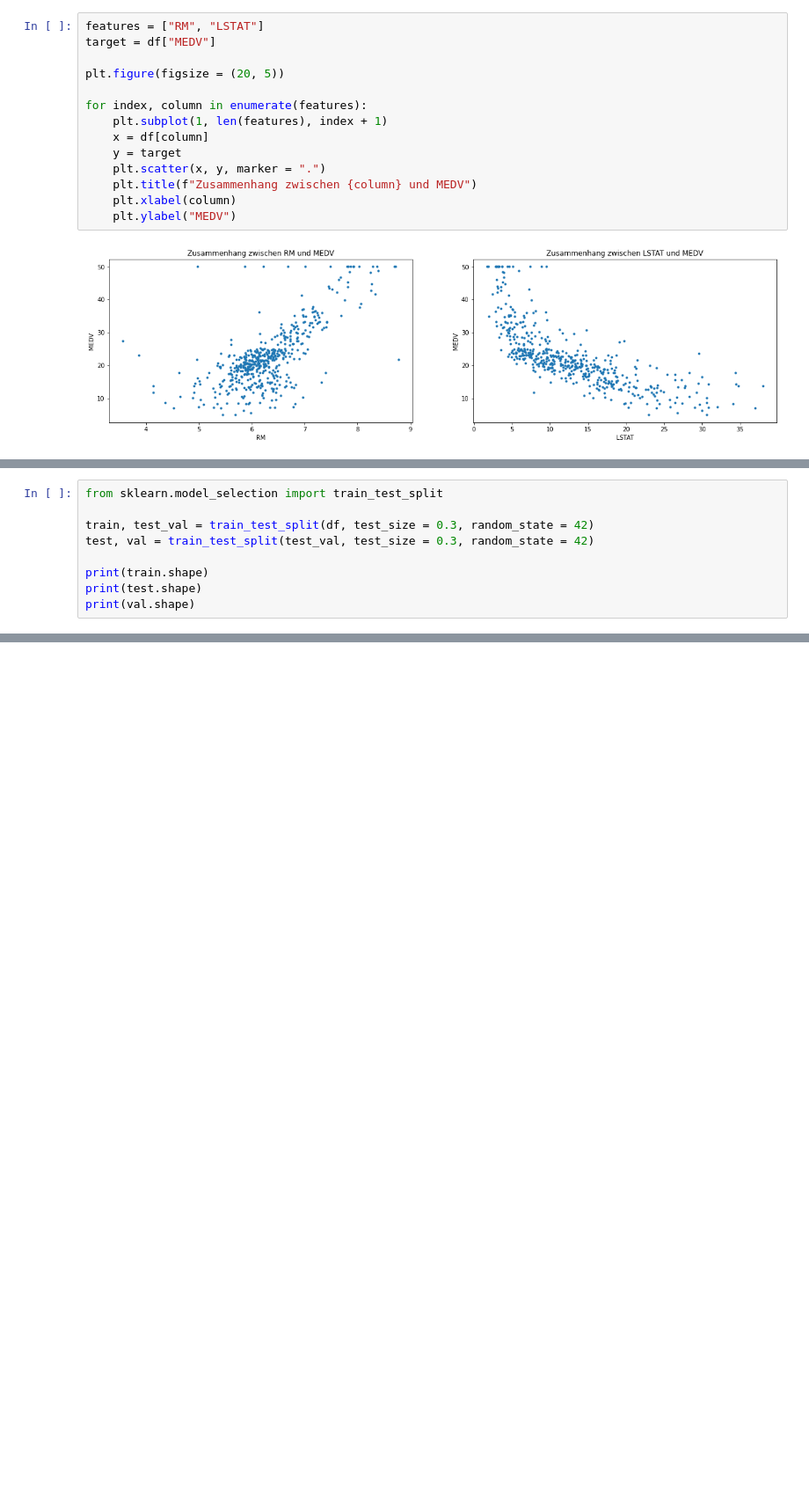
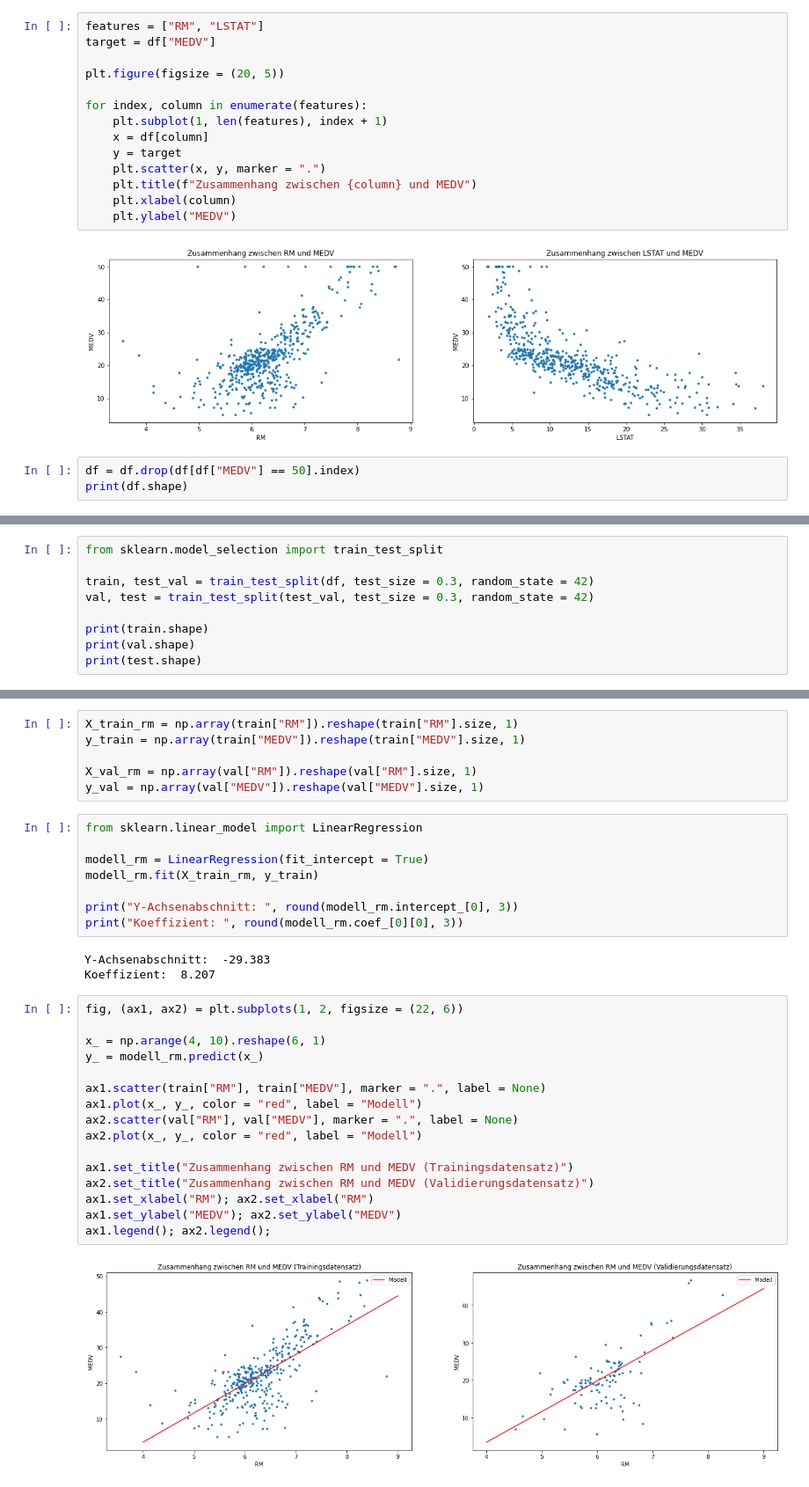
Before and after one commit to MarcelDeSutter/udemy_machine_learning, a Jupyter notebook: notebooks/01-02_Erstes_Beispielprojekt.ipynb, the cells around one changed output, grey strips where cells are left out. Shown: that part at 88% size. Drawn from its saved outputs; the diff is of its cells as text; blank space fills up the shorter version.

```diff
--- a/notebooks/01-02_Erstes_Beispielprojekt.ipynb
+++ b/notebooks/01-02_Erstes_Beispielprojekt.ipynb
@@ -121,3 +121,6 @@ for index, column in enumerate(features):
     plt.ylabel("MEDV")
 # %% [output]
 [figure]
+# %%
+df = df.drop(df[df["MEDV"] == 50].index)
+print(df.shape)
@@ -125,9 +130,9 @@ for index, column in enumerate(features):
 from sklearn.model_selection import train_test_split
 
 train, test_val = train_test_split(df, test_size = 0.3, random_state = 42)
-test, val = train_test_split(test_val, test_size = 0.3, random_state = 42)
+val, test = train_test_split(test_val, test_size = 0.3, random_state = 42)
 
 print(train.shape)
+print(val.shape)
 print(test.shape)
-print(val.shape)
 # %% [output]
@@ -136,0 +186,35 @@ print(val.shape)
+# %%
+X_train_rm = np.array(train["RM"]).reshape(train["RM"].size, 1)
+y_train = np.array(train["MEDV"]).reshape(train["MEDV"].size, 1)
+
+X_val_rm = np.array(val["RM"]).reshape(val["RM"].size, 1)
+y_val = np.array(val["MEDV"]).reshape(val["MEDV"].size, 1)
+# %%
+from sklearn.linear_model import LinearRegression
+
+modell_rm = LinearRegression(fit_intercept = True)
+modell_rm.fit(X_train_rm, y_train)
+
+print("Y-Achsenabschnitt: ", round(modell_rm.intercept_[0], 3))
+print("Koeffizient: ", round(modell_rm.coef_[0][0], 3))
+# %% [output]
+Y-Achsenabschnitt:  -29.383
+Koeffizient:  8.207
+# %%
+fig, (ax1, ax2) = plt.subplots(1, 2, figsize = (22, 6))
+
+x_ = np.arange(4, 10).reshape(6, 1)
+y_ = modell_rm.predict(x_)
+
+ax1.scatter(train["RM"], train["MEDV"], marker = ".", label = None)
+ax1.plot(x_, y_, color = "red", label = "Modell")
+ax2.scatter(val["RM"], val["MEDV"], marker = ".", label = None)
+ax2.plot(x_, y_, color = "red", label = "Modell")
+
+ax1.set_title("Zusammenhang zwischen RM und MEDV (Trainingsdatensatz)")
+ax2.set_title("Zusammenhang zwischen RM und MEDV (Validierungsdatensatz)")
+ax1.set_xlabel("RM"); ax2.set_xlabel("RM")
+ax1.set_ylabel("MEDV"); ax2.set_ylabel("MEDV")
+ax1.legend(); ax2.legend();
+# %% [output]
+[figure, added]
```
Also changed, not shown: parts of 12 cells of this notebook, 1 other file.
